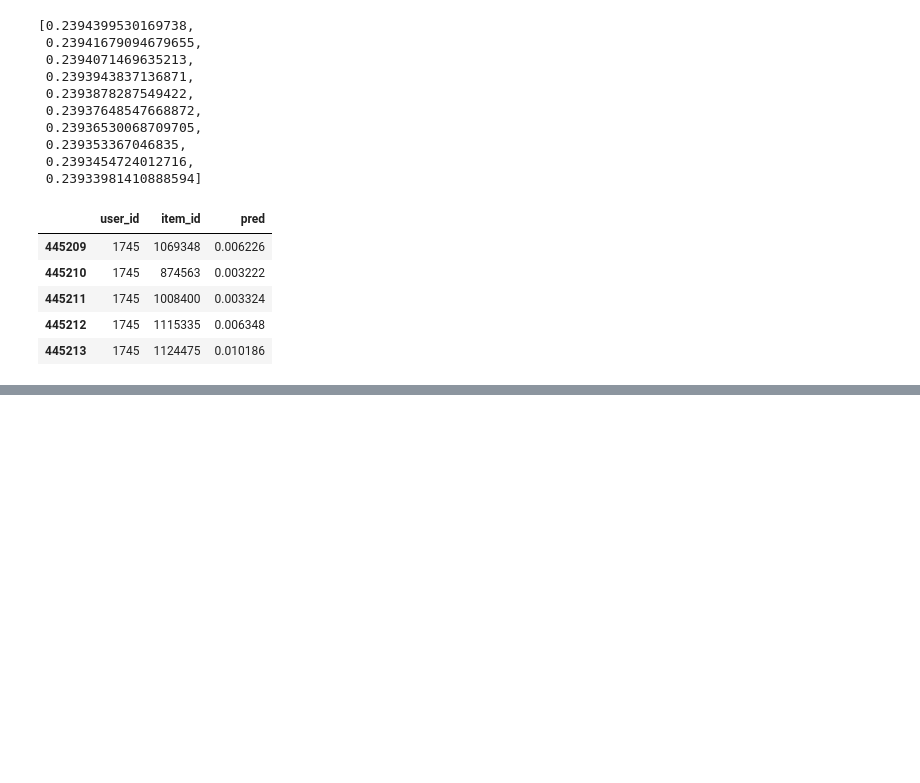
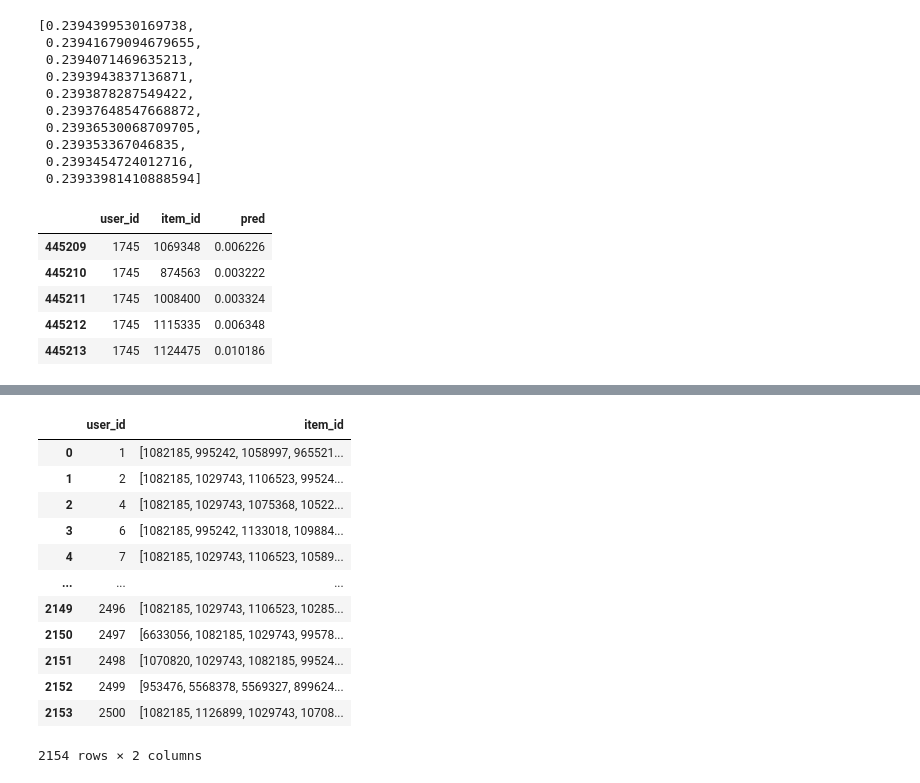
Before and after one commit to VitalyGladyshev/gb_rec_sys, a Jupyter notebook: coursework/cw_rec_sys_glvv.ipynb, the cells around one changed output, grey strips where cells are left out. Drawn from its saved outputs; the diff is of its cells as text; code cells hidden in the pictures; blank space fills up the shorter version.

```diff
--- a/coursework/cw_rec_sys_glvv.ipynb
+++ b/coursework/cw_rec_sys_glvv.ipynb
@@ -379,0 +493,6 @@ classifer_prediction.tail()
+# %%
+rank_preds = lgb_rn.predict(X_train)
+# %%
+ranker_prediction = X_train[['user_id', 'item_id']]
+ranker_prediction["pred"] = rank_preds
+ranker_prediction.head()
@@ -379,0 +506,5 @@ classifer_prediction.tail()
+# %%
+ranker_prediction = ranker_prediction.drop_duplicates()
+# %%
+ranker_prediction.sort_values(by="pred", inplace=True, ascending=False)
+ranker_prediction.head()
@@ -379,0 +518,17 @@ classifer_prediction.tail()
+# %%
+ranked_res = ranker_prediction.groupby('user_id')['item_id'].unique().reset_index()
+ranked_res
+# %% [output]
+|  | user_id | item_id |
+| 0 | 1 | [1082185, 995242, 1058997, 965521... |
+| 1 | 2 | [1082185, 1029743, 1106523, 99524... |
+| 2 | 4 | [1082185, 1029743, 1075368, 10522... |
+| 3 | 6 | [1082185, 995242, 1133018, 109884... |
+| 4 | 7 | [1082185, 1029743, 1106523, 10589... |
+| ... | ... | ... |
+| 2149 | 2496 | [1082185, 1029743, 1106523, 10285... |
+| 2150 | 2497 | [6633056, 1082185, 1029743, 99578... |
+| 2151 | 2498 | [1070820, 1029743, 1082185, 99524... |
+| 2152 | 2499 | [953476, 5568378, 5569327, 899624... |
+| 2153 | 2500 | [1082185, 1126899, 1029743, 10708... |
+2154 rows × 2 columns
```
Also changed, not shown: parts of 19 cells of this notebook.
